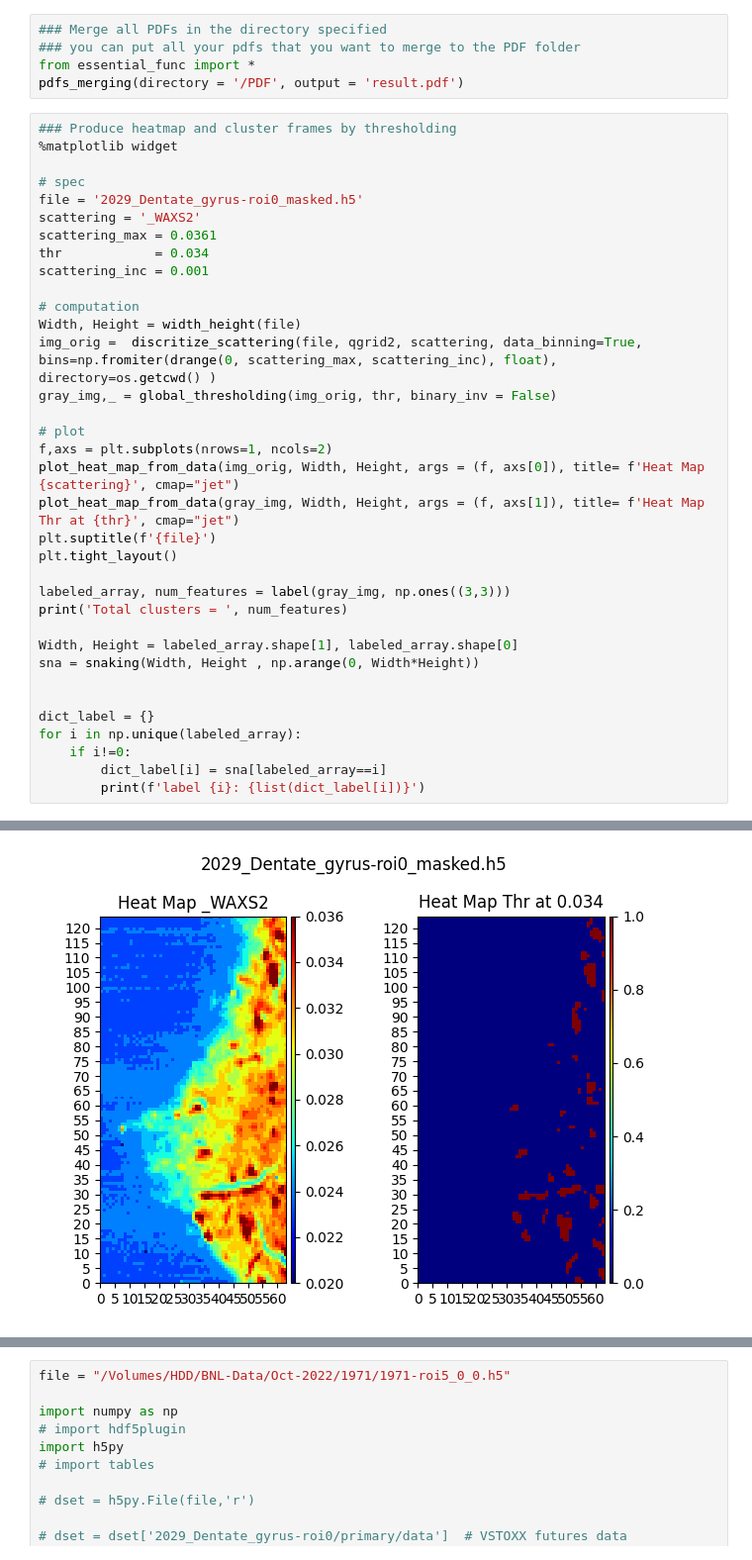
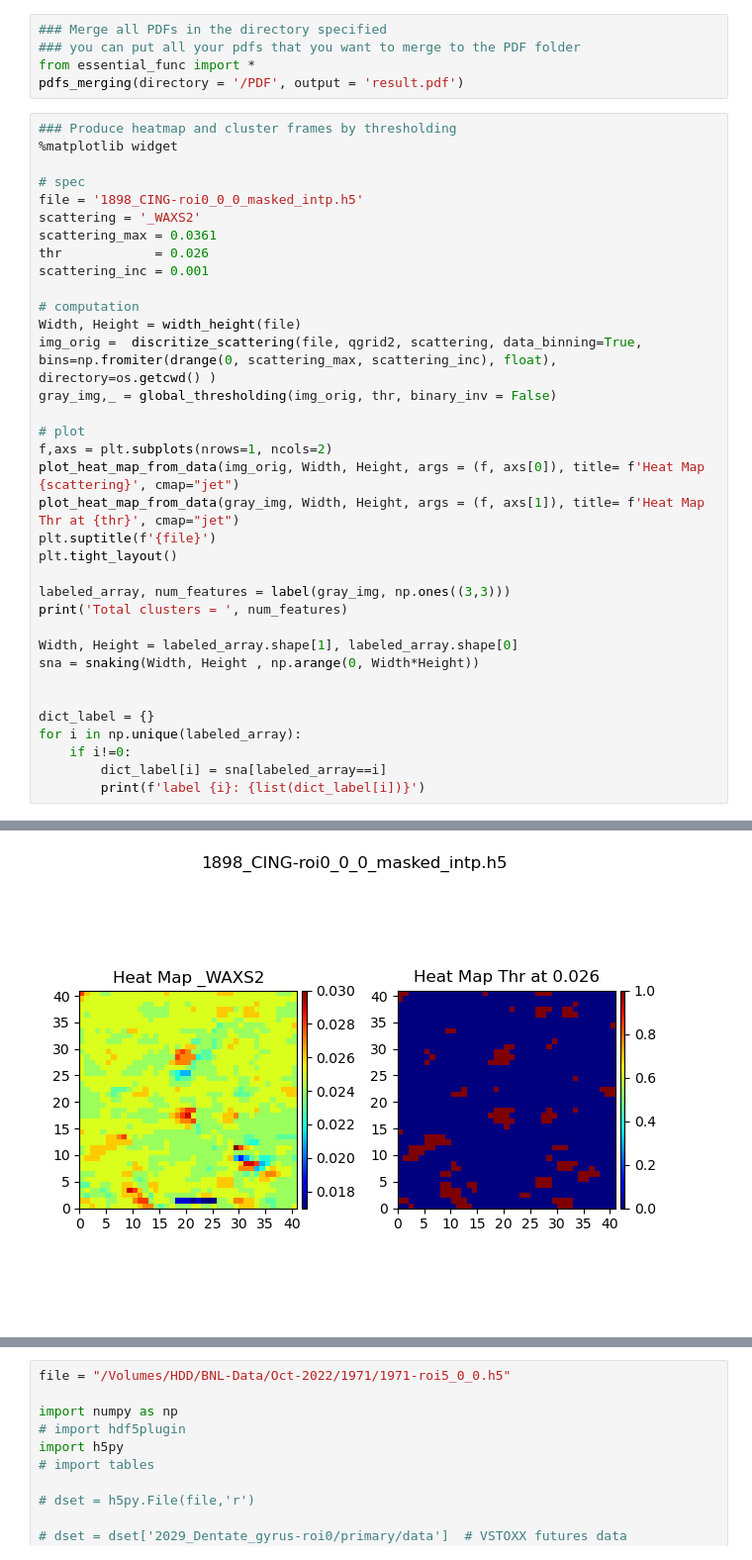
Before and after one commit to eeedinar/Alzheimers, a Jupyter notebook: visualization.ipynb, the cells around one changed output, grey strips where cells are left out. Shown at 99% size. Cells and saved outputs as stored; diff of their text form.

```diff
--- a/visualization.ipynb
+++ b/visualization.ipynb
@@ -325,10 +322,10 @@ pdfs_merging(directory = '/PDF', output = 'result.pdf')
 %matplotlib widget
 
 # spec
-file = '2029_Dentate_gyrus-roi0_masked.h5'
+file = '1898_CING-roi0_0_0_masked_intp.h5'
 scattering = '_WAXS2'
 scattering_max = 0.0361
-thr            = 0.034
+thr            = 0.026
 scattering_inc = 0.001
 
 # computation
@@ -376,4 +373,4 @@ label 40: [116, 117, 9, 8, 7]
-[figure, old version]
+[figure, new version]
 # %%
 ### 1d circularly averaged data for masked file
 %matplotlib widget
```
Also changed, not shown: parts of 20 cells of this notebook.
